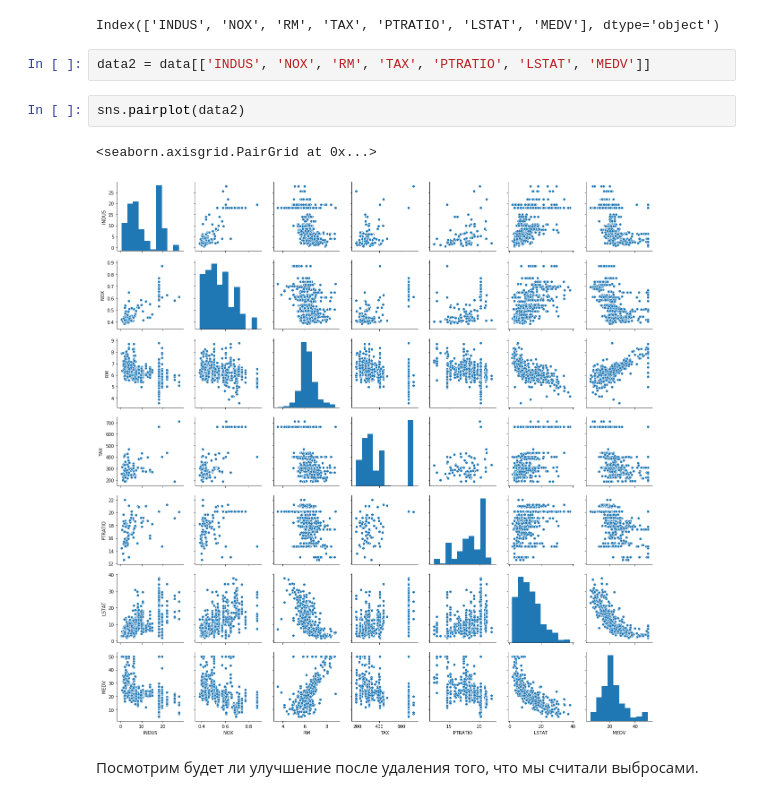
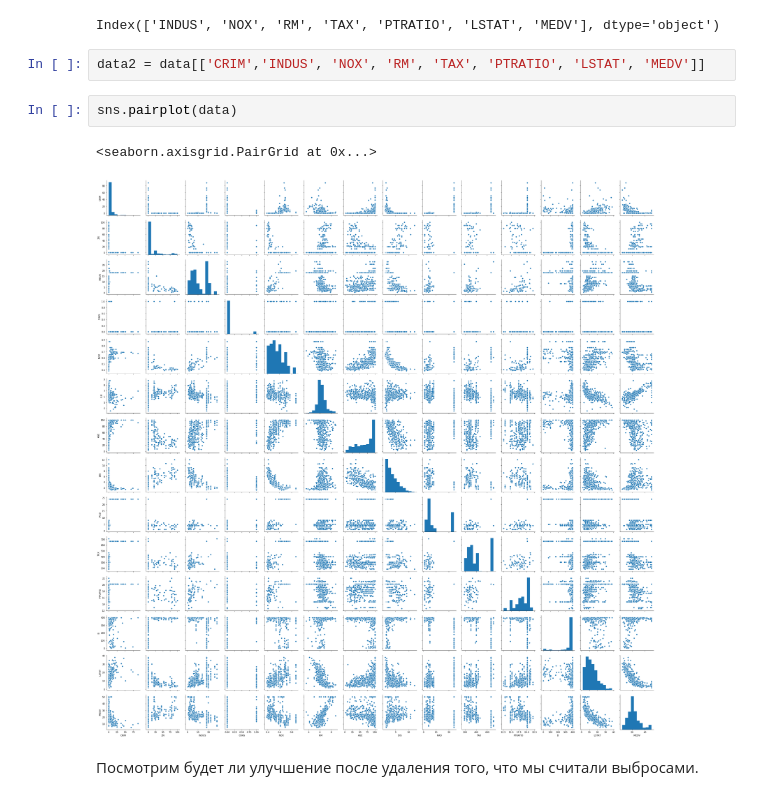
Before and after one commit to pgridchina/netology_pyda, a Jupyter notebook: DVP-2.ipynb, the cells around one changed output. Cells and saved outputs as stored; diff of their text form.

```diff
--- a/DVP-2.ipynb
+++ b/DVP-2.ipynb
@@ -146,12 +146,12 @@ correlations_data.index
 # %% [output]
 Index(['INDUS', 'NOX', 'RM', 'TAX', 'PTRATIO', 'LSTAT', 'MEDV'], dtype='object')
 # %%
-data2 = data[['INDUS', 'NOX', 'RM', 'TAX', 'PTRATIO', 'LSTAT', 'MEDV']]
+data2 = data[['CRIM','INDUS', 'NOX', 'RM', 'TAX', 'PTRATIO', 'LSTAT', 'MEDV']]
 # %%
-sns.pairplot(data2)
+sns.pairplot(data)
 # %% [output]
 <seaborn.axisgrid.PairGrid at 0x...>
-[figure, old version]
+[figure, new version]
 # %% [markdown]
 Посмотрим будет ли улучшение после удаления того, что мы считали выбросами.
 # %%
```
Also changed, not shown: parts of 10 cells of this notebook.
